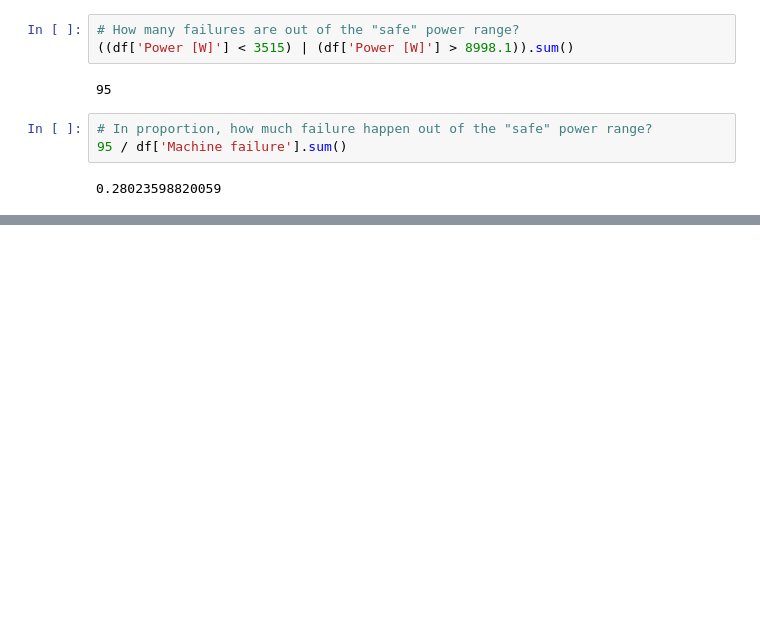
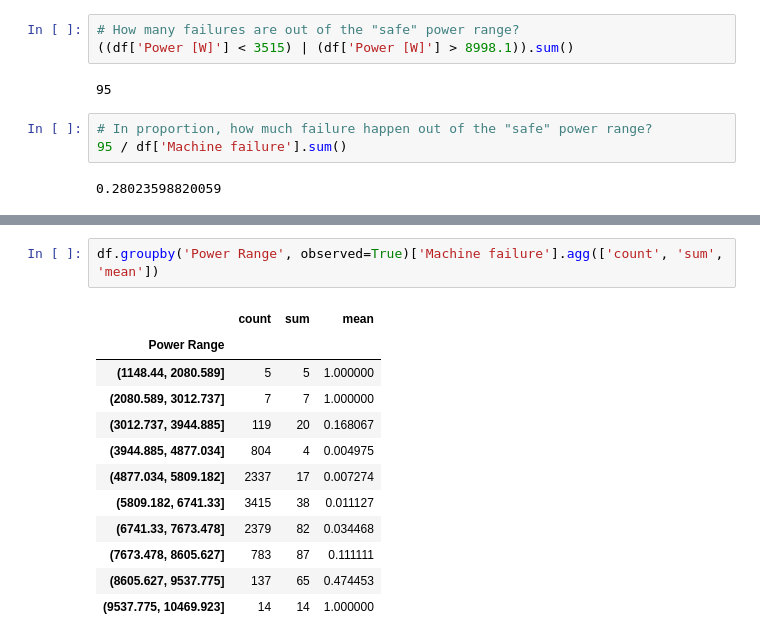
Before and after one commit to LucasMeloPedro/ai4i-predictive_maintenance, a Jupyter notebook: Predictive_maintenance.ipynb, the cells around one changed output, grey strips where cells are left out. Cells and saved outputs as stored; diff of their text form; blank space fills up the shorter version.

```diff
--- a/Predictive_maintenance.ipynb
+++ b/Predictive_maintenance.ipynb
@@ -500,0 +517,15 @@ plt.show()
+# %%
+df.groupby('Power Range', observed=True)['Machine failure'].agg(['count', 'sum', 'mean'])
+# %% [output]
+|  | count | sum | mean |
+| Power Range |  |  |  |
+| (1148.44, 2080.589] | 5 | 5 | 1.000000 |
+| (2080.589, 3012.737] | 7 | 7 | 1.000000 |
+| (3012.737, 3944.885] | 119 | 20 | 0.168067 |
+| (3944.885, 4877.034] | 804 | 4 | 0.004975 |
+| (4877.034, 5809.182] | 2337 | 17 | 0.007274 |
+| (5809.182, 6741.33] | 3415 | 38 | 0.011127 |
+| (6741.33, 7673.478] | 2379 | 82 | 0.034468 |
+| (7673.478, 8605.627] | 783 | 87 | 0.111111 |
+| (8605.627, 9537.775] | 137 | 65 | 0.474453 |
+| (9537.775, 10469.923] | 14 | 14 | 1.000000 |
```
Also changed, not shown: parts of 3 cells of this notebook.
